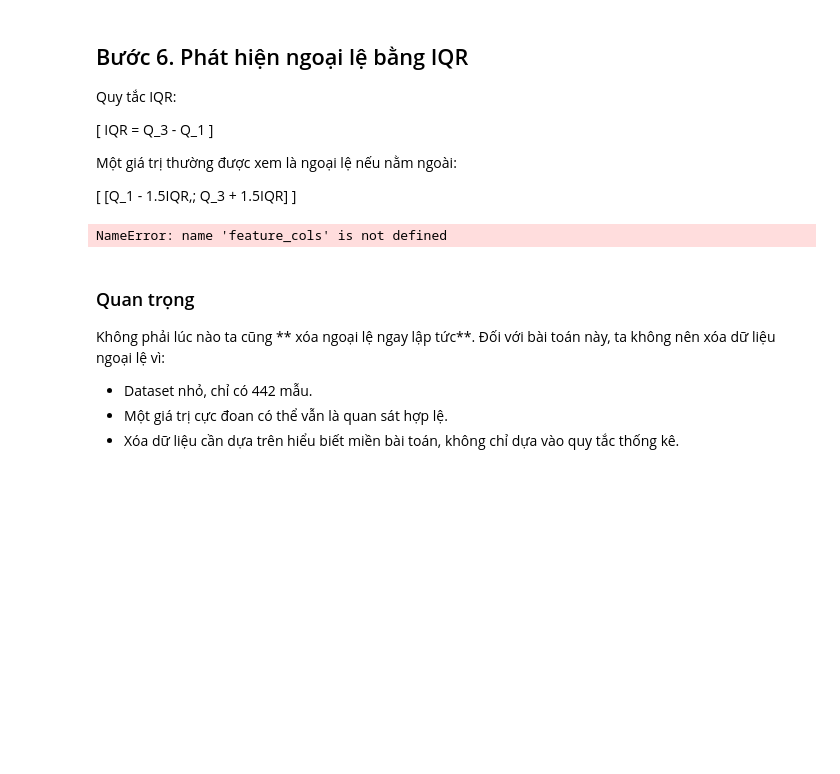
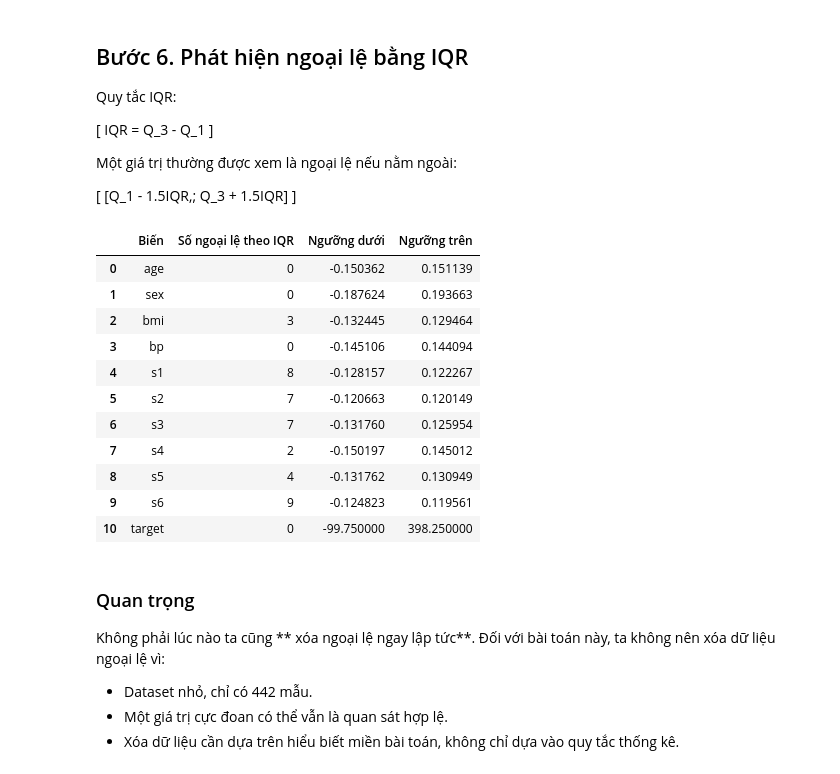
Before and after one commit to vandau16/THXDMHTTNT, a Jupyter notebook: Bài_2_Xây_dựng_mô_hình_hồi_quy_cho_dữ_liệu_bảng.ipynb, the cells around one changed output. Drawn from its saved outputs; the diff is of its cells as text; code cells hidden in the pictures; blank space fills up the shorter version.

```diff
--- a/Bài_2_Xây_dựng_mô_hình_hồi_quy_cho_dữ_liệu_bảng.ipynb
+++ b/Bài_2_Xây_dựng_mô_hình_hồi_quy_cho_dữ_liệu_bảng.ipynb
@@ -241,26 +241,38 @@ Một giá trị thường được xem là ngoại lệ nếu nằm ngoài:
 [Q_1 - 1.5IQR,\; Q_3 + 1.5IQR]
 \]
 # %%
+feature_cols = [col for col in df.columns if col != "target"]
 outlier_summary = []
 
 for col in feature_cols + ["target"]:
     q1 = df[col].quantile(0.25)
     q3 = df[col].quantile(0.75)
     iqr = q3 - q1
     lower = q1 - 1.5 * iqr
     upper = q3 + 1.5 * iqr
 
     n_outliers = ((df[col] < lower) | (df[col] > upper)).sum()
     outlier_summary.append([col, n_outliers, lower, upper])
 
 outlier_df = pd.DataFrame(
     outlier_summary,
     columns=["Biến", "Số ngoại lệ theo IQR", "Ngưỡng dưới", "Ngưỡng trên"]
 )
 
 outlier_df
 # %% [output]
-NameError: name 'feature_cols' is not defined
+|  | Biến | Số ngoại lệ theo IQR | Ngưỡng dưới | Ngưỡng trên |
+| 0 | age | 0 | -0.150362 | 0.151139 |
+| 1 | sex | 0 | -0.187624 | 0.193663 |
+| 2 | bmi | 3 | -0.132445 | 0.129464 |
+| 3 | bp | 0 | -0.145106 | 0.144094 |
+| 4 | s1 | 8 | -0.128157 | 0.122267 |
+| 5 | s2 | 7 | -0.120663 | 0.120149 |
+| 6 | s3 | 7 | -0.131760 | 0.125954 |
+| 7 | s4 | 2 | -0.150197 | 0.145012 |
+| 8 | s5 | 4 | -0.131762 | 0.130949 |
+| 9 | s6 | 9 | -0.124823 | 0.119561 |
+| 10 | target | 0 | -99.750000 | 398.250000 |
 # %% [markdown]
 
 ### Quan trọng
```
Also changed, not shown: parts of 1 cell of this notebook.
